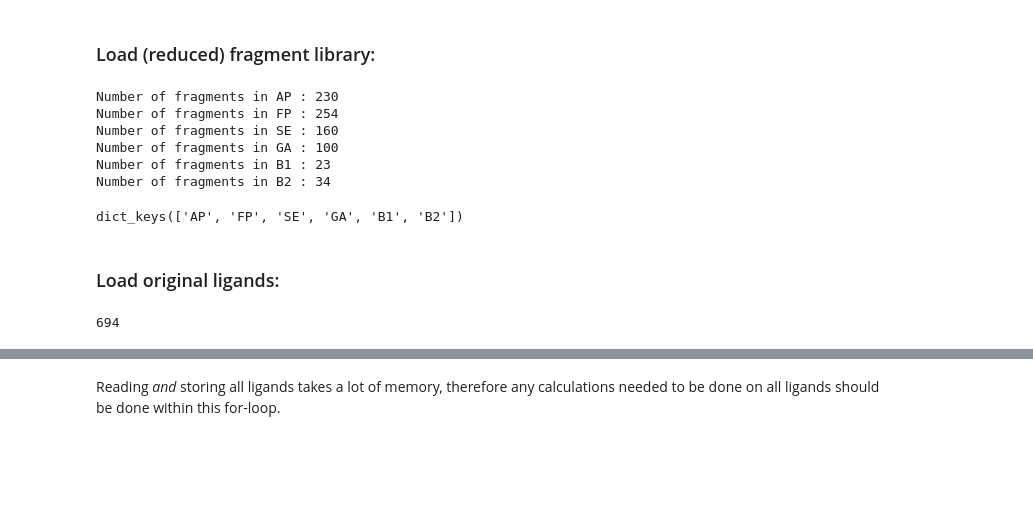
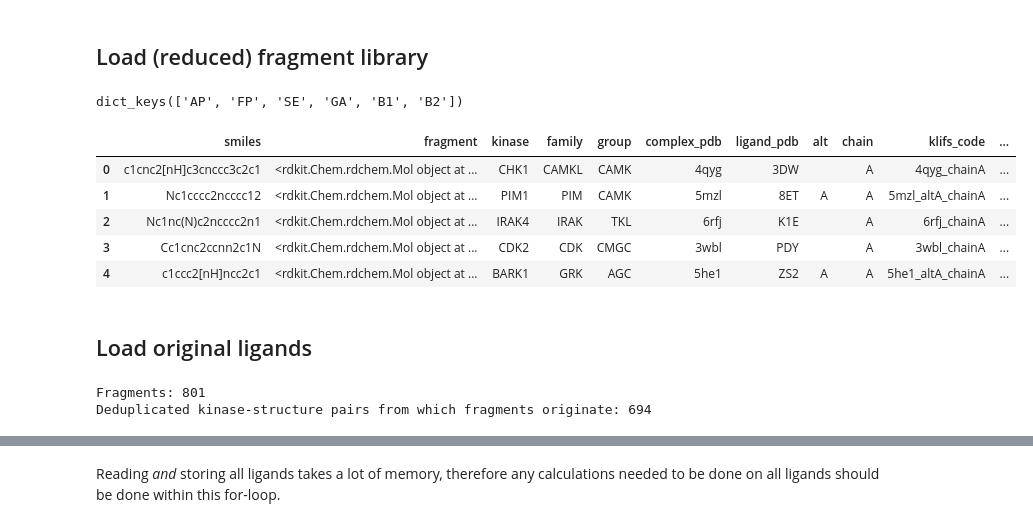
Before and after one commit to volkamerlab/KinaseFocusedFragmentLibrary, a Jupyter notebook: kinase_focused_fragment_library/analysis/ligand_analysis/quick_start.ipynb, the cells around one changed output, grey strips where cells are left out. Drawn from its saved outputs; the diff is of its cells as text; code cells hidden in the pictures; blank space fills up the shorter version.

Commit message:
Refactor paths, use util functions

```diff
--- a/kinase_focused_fragment_library/analysis/ligand_analysis/quick_start.ipynb
+++ b/kinase_focused_fragment_library/analysis/ligand_analysis/quick_start.ipynb
@@ -15 +19,8 @@ from pathlib import Path
+# %%
+PROJECT_PATH = Path('/home/dominique/Documents/Projects/')
+
+FRAGMENT_LIBRARY_PATH = PROJECT_PATH / 'KinaseFocusedFragmentLibraryData' / 'FragmentLibrary'
+COMBINATORIAL_LIBRARY_PATH = PROJECT_PATH / 'KinaseFocusedFragmentLibraryData' / 'CombinatorialLibrary'
+
+SUBPOCKETS = ['AP', 'FP', 'SE', 'GA', 'B1', 'B2']
 # %%
@@ -20,19 +33,25 @@ from standardize import standardize_mol
 from pickle_loader import pickle_loader
 # %% [markdown]
-### Load (reduced) fragment library:
+## Load (reduced) fragment library
-# %%
-subpockets = ['AP', 'FP', 'SE', 'GA', 'B1', 'B2']
-fragment_library = read_fragment_library(Path(working_path+'FragmentLibrary'), subpockets)
-# %% [output]
-Number of fragments in AP : 230
-Number of fragments in FP : 254
-Number of fragments in SE : 160
-Number of fragments in GA : 100
-Number of fragments in B1 : 23
-Number of fragments in B2 : 34
+# %%
+fragment_library = kffl.analysis.fragment_analysis.util.read_fragment_library(
+    FRAGMENT_LIBRARY_PATH,
+    remove_dummy=True,
+    reduced='_reduced_0.6'
+)
+del fragment_library['X']  # This pool contains only fragments without subpocket assignment
 # %%
 fragment_library.keys()
 # %% [output]
 dict_keys(['AP', 'FP', 'SE', 'GA', 'B1', 'B2'])
+# %%
+fragment_library['AP'].head()
+# %% [output]
+|  | smiles | fragment | kinase | family | group | complex_pdb | ligand_pdb | alt | chain | klifs_code | ... |
+| 0 | c1cnc2[nH]c3cnccc3c2c1 | <rdkit.Chem.rdchem.Mol object at ... | CHK1 | CAMKL | CAMK | 4qyg | 3DW |  | A | 4qyg_chainA | ... |
+| 1 | Nc1cccc2ncccc12 | <rdkit.Chem.rdchem.Mol object at ... | PIM1 | PIM | CAMK | 5mzl | 8ET | A | A | 5mzl_altA_chainA | ... |
+| 2 | Nc1nc(N)c2ncccc2n1 | <rdkit.Chem.rdchem.Mol object at ... | IRAK4 | IRAK | TKL | 6rfj | K1E |  | A | 6rfj_chainA | ... |
+| 3 | Cc1cnc2ccnn2c1N | <rdkit.Chem.rdchem.Mol object at ... | CDK2 | CDK | CMGC | 3wbl | PDY |  | A | 3wbl_chainA | ... |
+| 4 | c1ccc2[nH]ncc2c1 | <rdkit.Chem.rdchem.Mol object at ... | BARK1 | GRK | AGC | 5he1 | ZS2 | A | A | 5he1_altA_chainA | ... |
 # %% [markdown]
-### Load original ligands:
+## Load original ligands
@@ -52,5 +58,11 @@ for kinase, pdb in kinases_pdbs:
-# %%
-len(klifs_ligands)
-# %% [output]
-694
+# %%
+# Get deduplicated kinase-structure pairs
+kinase_structure_pairs = kffl.analysis.fragment_analysis.util.get_deduplicated_original_complexes(fragment_library)
+kinase_structure_pairs['species'] = 'HUMAN'
+
+# Get ligands
+original_ligands = klifs.ligands.mols_from_mol2s(PROJECT_PATH / 'KinaseFocusedFragmentLibraryData', kinase_structure_pairs)
+# %% [output]
+Fragments: 801
+Deduplicated kinase-structure pairs from which fragments originate: 694
 # %% [markdown]
```
Also changed, not shown: parts of 27 cells of this notebook.
